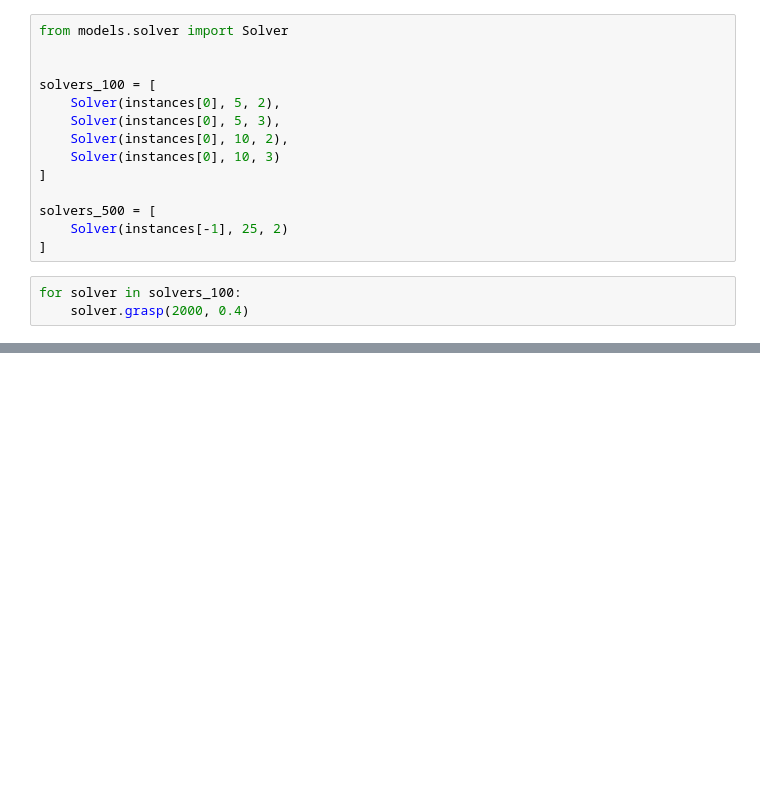
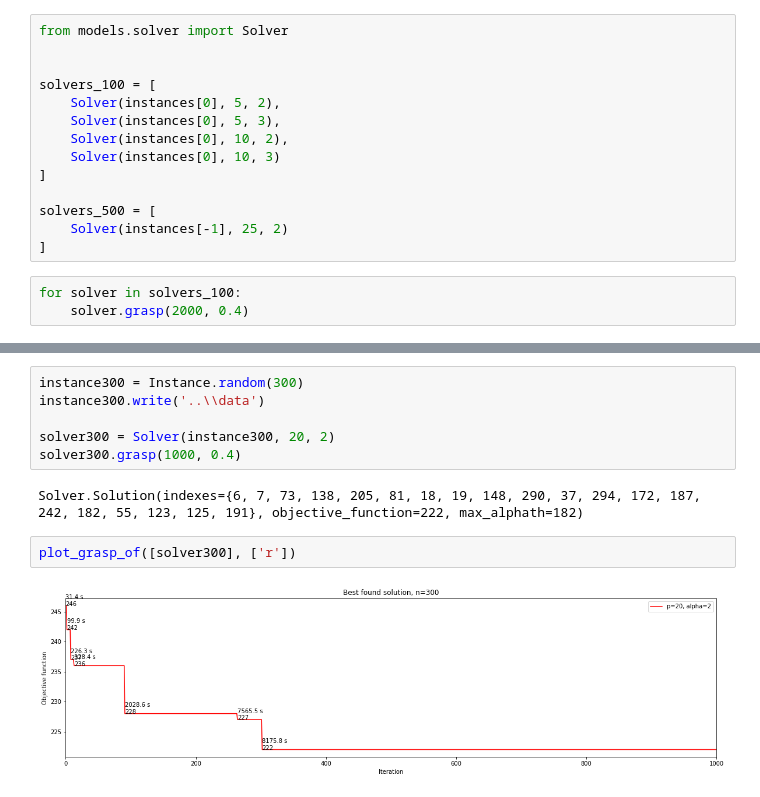
Before and after one commit to netotz/alpha-neighbor-p-center-problem, a Jupyter notebook: anpcp/igrasp.ipynb, the cells around one changed output, grey strips where cells are left out. Drawn from its saved outputs; the diff is of its cells as text; blank space fills up the shorter version.

Commit message:
Run GRASP on instance of size 300

```diff
--- a/anpcp/igrasp.ipynb
+++ b/anpcp/igrasp.ipynb
@@ -70,2 +74,14 @@ plt.show()
 # %% [output]
 [figure]
+# %%
+instance300 = Instance.random(300)
+instance300.write('..\\data')
+
+solver300 = Solver(instance300, 20, 2)
+solver300.grasp(1000, 0.4)
+# %% [output]
+Solver.Solution(indexes={6, 7, 73, 138, 205, 81, 18, 19, 148, 290, 37, 294, 172, 187, 242, 182, 55, 123, 125, 191}, objective_function=222, max_alphath=182)
+# %%
+plot_grasp_of([solver300], ['r'])
+# %% [output]
+[figure, added]
```
Also changed, not shown: parts of 1 cell of this notebook, 1 other file.
